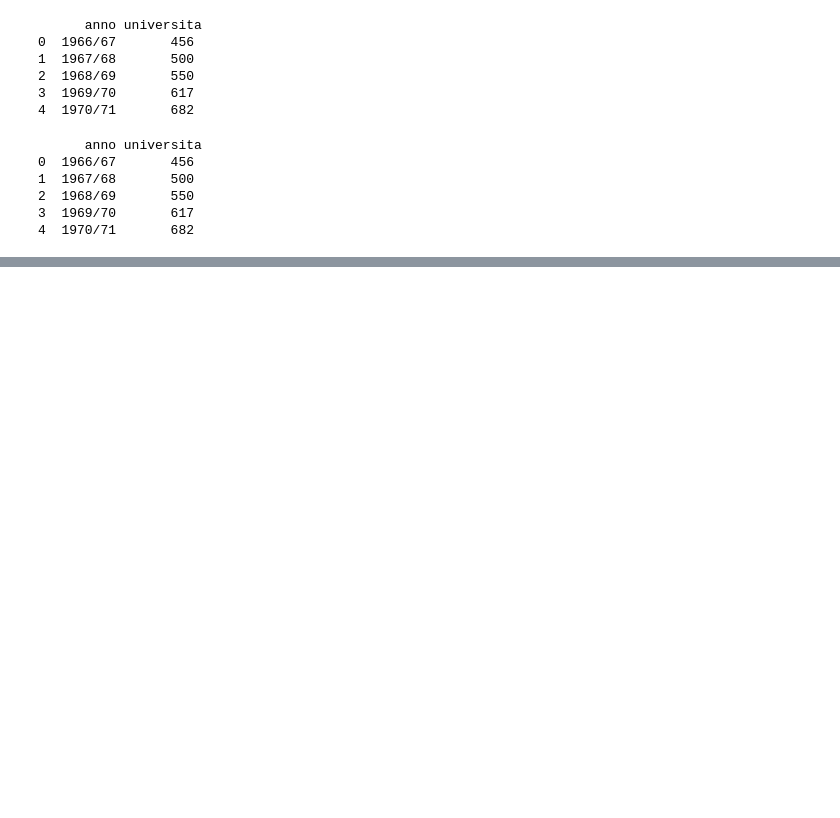
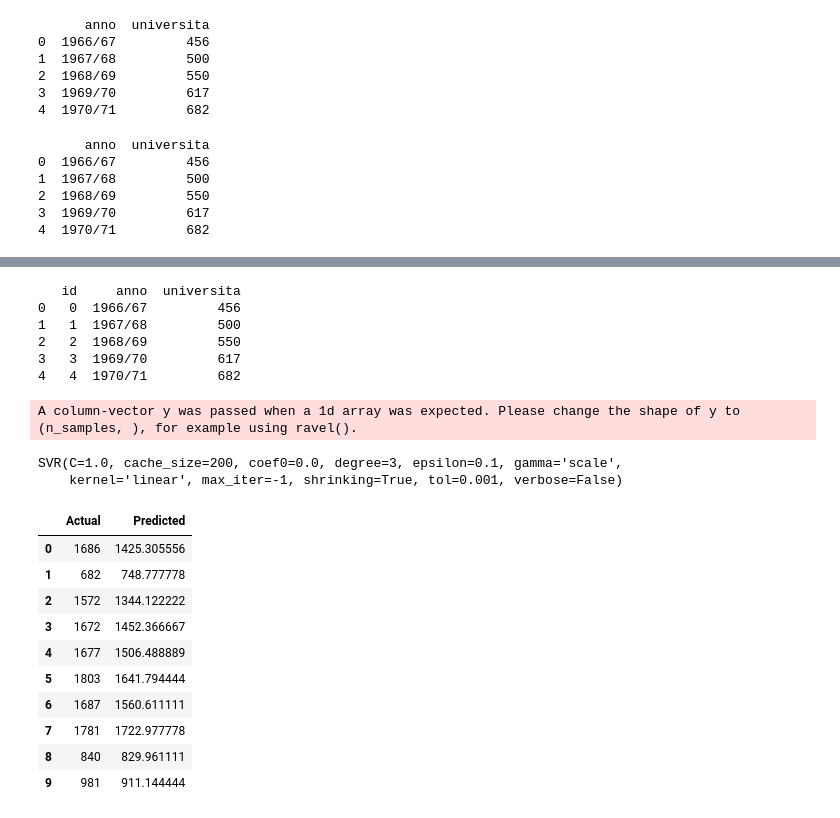
Before and after one commit to esalvucci/ssd_project, a Jupyter notebook: notebook/SSD Project.ipynb, the cells around one changed output, grey strips where cells are left out. Saved outputs shown, nothing was run; the diff lists cells and outputs as text; code cells hidden in the pictures; blank space fills up the shorter version.

Commit message:
Start implementing SVR for students data set

```diff
--- a/notebook/SSD Project.ipynb
+++ b/notebook/SSD Project.ipynb
@@ -44,7 +43,7 @@ fig.show()
 
 [Data set link (in xls)]("http://seriestoriche.istat.it/fileadmin/documenti/Tavola_7.3.xls")
 # %%
-url = 'https://raw.githubusercontent.com/okHotel/ssd_project/master/data_set/istruzione_italia_66_14.csv'
+url = '/home/enrico/Documents/universita/magistrale/secondo_anno/opzionali/sistemi_di_supporto_alle_decisioni/ssd_project/data_set/istruzione_italia_66_14.csv'
 df1 = pd.read_csv(url)
 print(df1.head())
 # %% [output]
@@ -79,3 +78,18 @@ fig = px.line(df1, x = 'anno', y = 'universita', title='Iscritti all\'universita
 fig.show()
 # %% [output]
 [interactive output not drawn]
+# %%
+df1.insert(0, 'id', range(0,len(df1)))
+print(df1.head())
+# %% [output]
+   id     anno  universita
+0   0  1966/67         456
+1   1  1967/68         500
+2   2  1968/69         550
+3   3  1969/70         617
+4   4  1970/71         682
+# %%
+from sklearn.model_selection import train_test_split
+X = df1[['id']].values.reshape(-1,1)
+y = df1[['universita']].values.reshape(-1,1)
+X_train, X_test, y_train, y_test = train_test_split(X, y, test_size=0.2, random_state=0)
@@ -81,0 +98,26 @@ fig.show()
+# %%
+# !!! Con kernel rbf scazza le previsioni.
+# !!! Con kernel linear molto meglio !!!
+regressor = SVR(kernel='linear')
+regressor.fit(X_train,y_train)
+# %% [output]
+A column-vector y was passed when a 1d array was expected. Please change the shape of y to (n_samples, ), for example using ravel().
+SVR(C=1.0, cache_size=200, coef0=0.0, degree=3, epsilon=0.1, gamma='scale',
+    kernel='linear', max_iter=-1, shrinking=True, tol=0.001, verbose=False)
+# %%
+y_pred = regressor.predict(X_test)
+
+df = pd.DataFrame({'Actual': y_test.flatten(), 'Predicted': y_pred.flatten()})
+df
+# %% [output]
+|  | Actual | Predicted |
+| 0 | 1686 | 1425.305556 |
+| 1 | 682 | 748.777778 |
+| 2 | 1572 | 1344.122222 |
+| 3 | 1672 | 1452.366667 |
+| 4 | 1677 | 1506.488889 |
+| 5 | 1803 | 1641.794444 |
+| 6 | 1687 | 1560.611111 |
+| 7 | 1781 | 1722.977778 |
+| 8 | 840 | 829.961111 |
+| 9 | 981 | 911.144444 |
```
Also changed, not shown: parts of 4 cells of this notebook.
